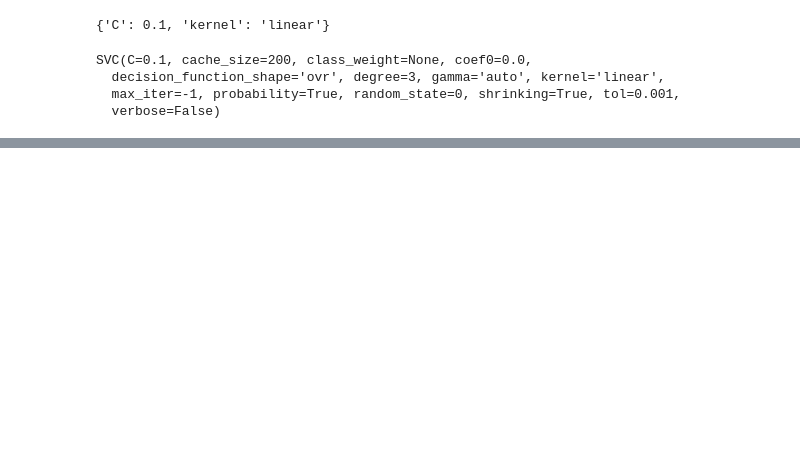
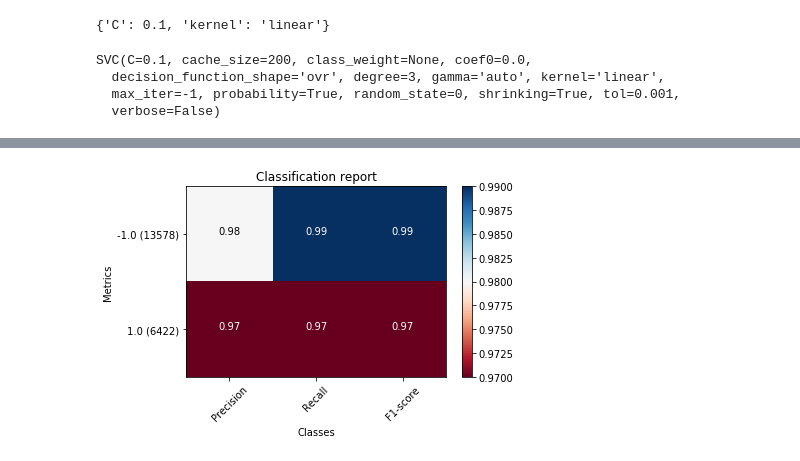
Before and after one commit to giordanoDaloisio/Data-Analysis-project, a Jupyter notebook: Project.ipynb, the cells around one changed output, grey strips where cells are left out. Saved outputs shown, nothing was run; the diff lists cells and outputs as text; code cells hidden in the pictures; blank space fills up the shorter version.

```diff
--- a/Project.ipynb
+++ b/Project.ipynb
@@ -247,0 +347,4 @@ Train the model with other random urls from the training set
+# %%
+plot_classification_report(classification_report(y_test[27], pred))
+# %% [output]
+[figure, added]
```
Also changed, not shown: parts of 83 cells of this notebook, 1 other file.
